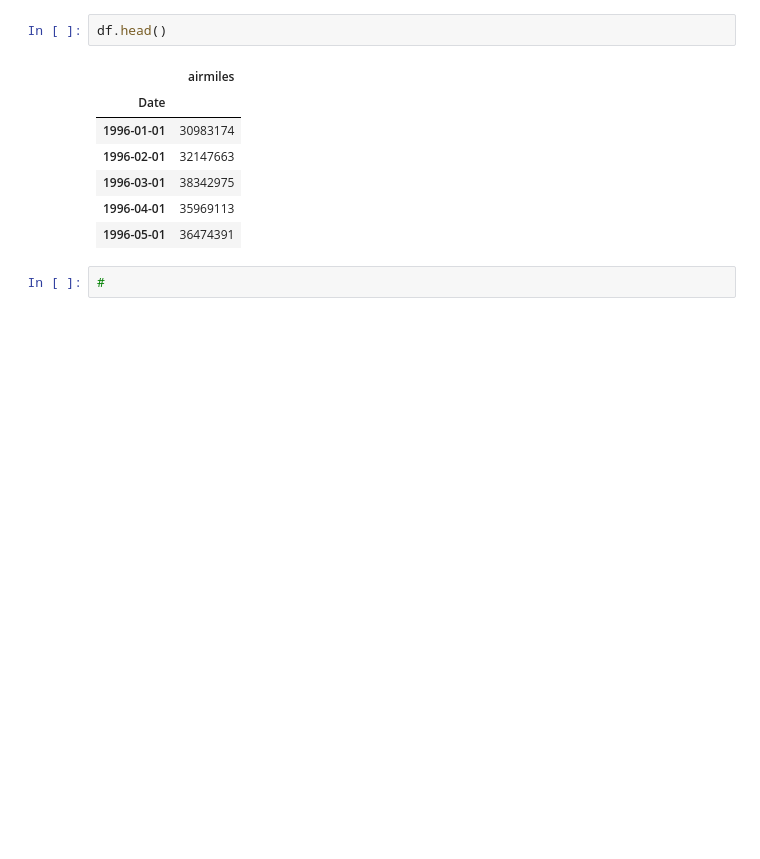
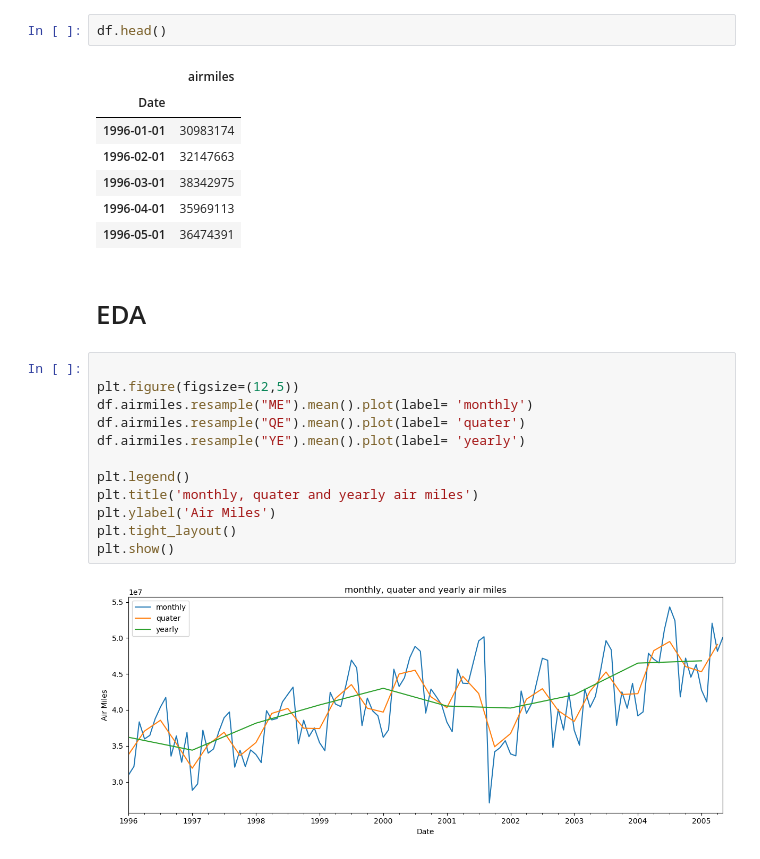
Before and after one commit to steve1-1269/time_series_analysis, a Jupyter notebook: capstone.ipynb, the cells around one changed output. Cells and saved outputs as stored; diff of their text form; blank space fills up the shorter version.

```diff
--- a/capstone.ipynb
+++ b/capstone.ipynb
@@ -60,5 +60,19 @@ df.head()
 | 1996-03-01 | 38342975 |
 | 1996-04-01 | 35969113 |
 | 1996-05-01 | 36474391 |
-# %%
-#
+# %% [markdown]
+# EDA
+# %%
+
+plt.figure(figsize=(12,5))
+df.airmiles.resample("ME").mean().plot(label= 'monthly')
+df.airmiles.resample("QE").mean().plot(label= 'quater')
+df.airmiles.resample("YE").mean().plot(label= 'yearly')
+
+plt.legend()
+plt.title('monthly, quater and yearly air miles')
+plt.ylabel('Air Miles')
+plt.tight_layout()
+plt.show()
+# %% [output]
+[figure, added]
```
Also changed, not shown: parts of 8 cells of this notebook, 1 other file.
